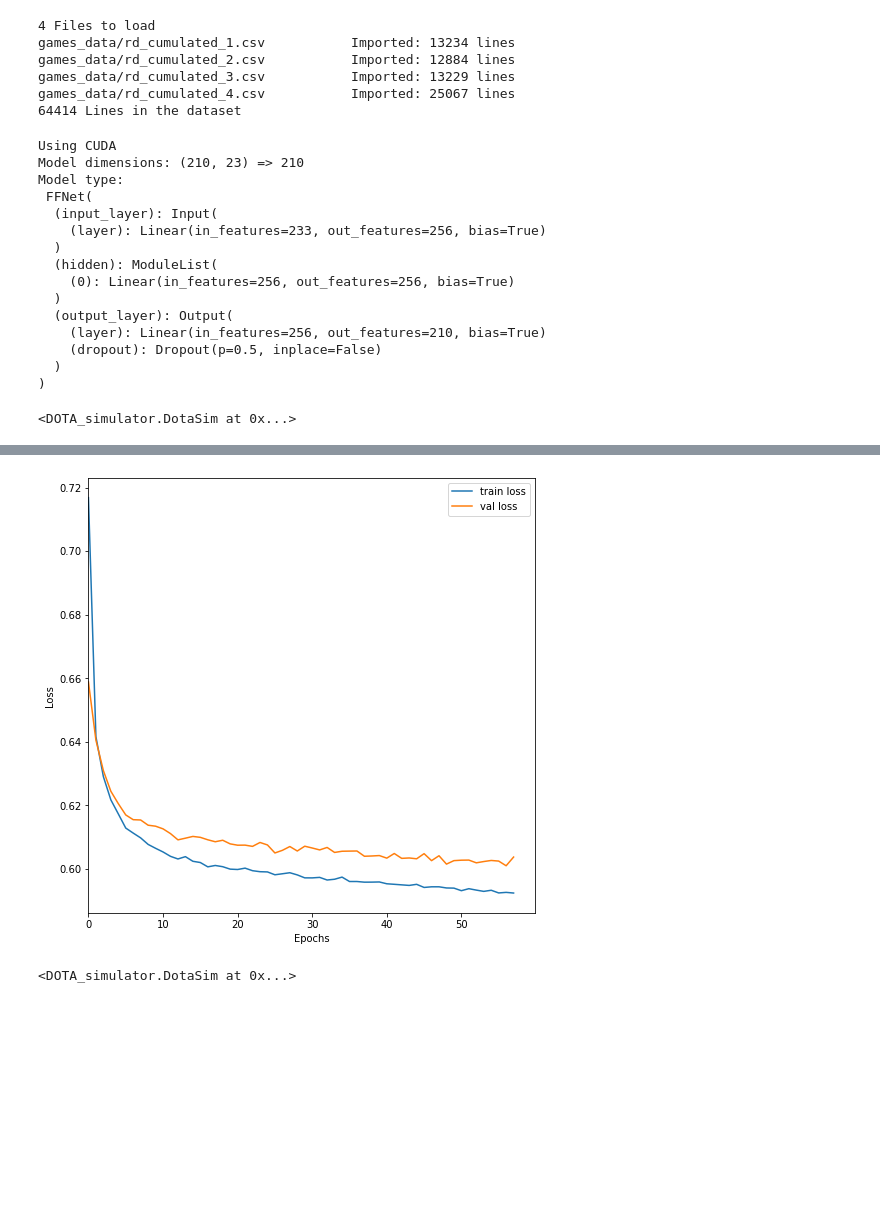
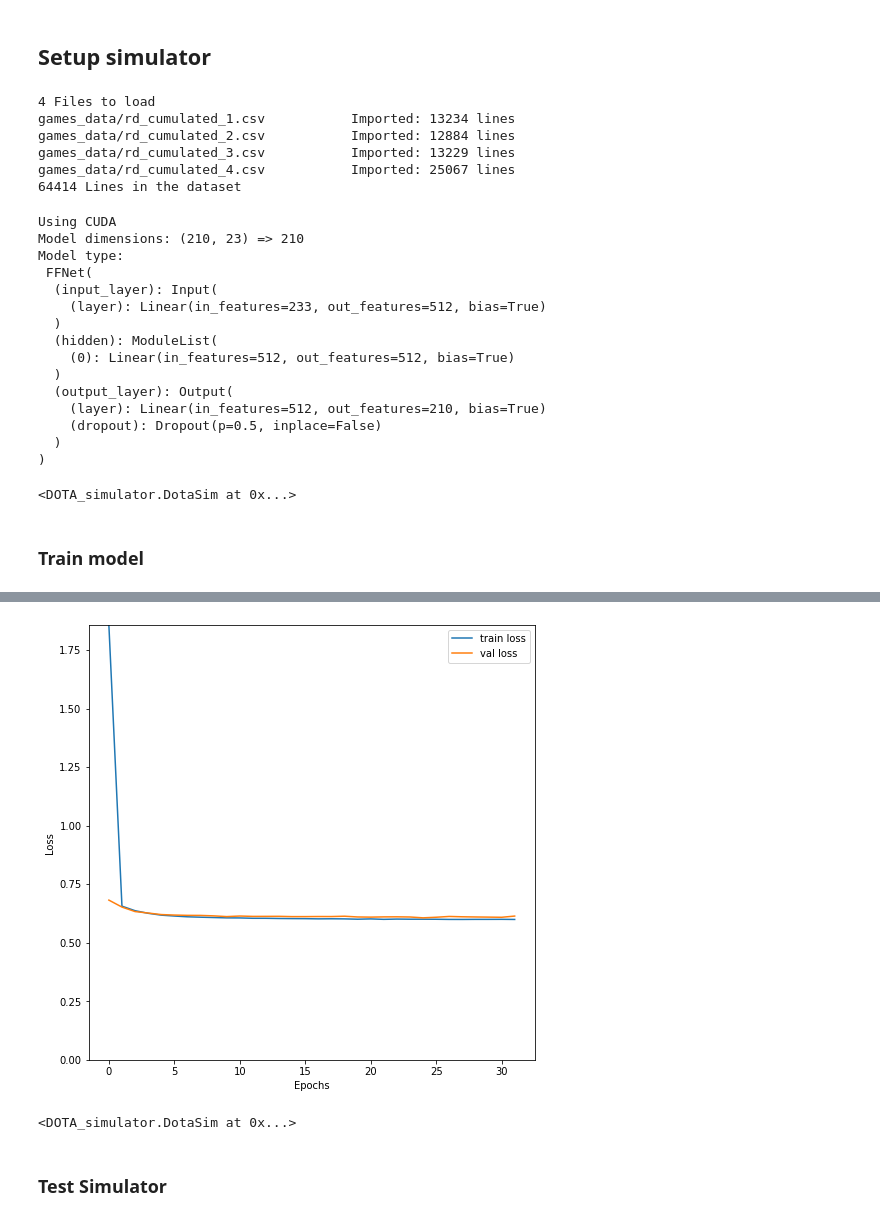
Before and after one commit to TemplierPaul/Dota_Simulator, a Jupyter notebook: DOTA.ipynb, the cells around one changed output, grey strips where cells are left out. Cells and saved outputs as stored; diff of their text form; code cells hidden in the pictures; blank space fills up the shorter version.

```diff
--- a/DOTA.ipynb
+++ b/DOTA.ipynb
@@ -16,9 +20,11 @@ import warnings
 dotasimlib = importlib.import_module("DOTA_simulator")
 # %%
 dotasimlib= importlib.reload(dotasimlib)
+# %% [markdown]
+## Setup simulator
 # %%
 sim = dotasimlib.DotaSim()
-sim.load_data("games_data/rd_cumulated_*");
+sim.load_data("games_data/rd_cumulated_*", remove_constant_features=True);
 # %% [output]
 4 Files to load
 games_data/rd_cumulated_1.csv           Imported: 13234 lines
@@ -27,25 +33,27 @@ games_data/rd_cumulated_3.csv           Imported: 13229 lines
 games_data/rd_cumulated_4.csv           Imported: 25067 lines
 64414 Lines in the dataset
 # %%
-sim.set_model('ffnet')
+sim.set_model('ffnet', depth=1)
 # %% [output]
 Using CUDA
 Model dimensions: (210, 23) => 210
 Model type:
  FFNet(
   (input_layer): Input(
-    (layer): Linear(in_features=233, out_features=256, bias=True)
+    (layer): Linear(in_features=233, out_features=512, bias=True)
   )
   (hidden): ModuleList(
-    (0): Linear(in_features=256, out_features=256, bias=True)
+    (0): Linear(in_features=512, out_features=512, bias=True)
   )
   (output_layer): Output(
-    (layer): Linear(in_features=256, out_features=210, bias=True)
+    (layer): Linear(in_features=512, out_features=210, bias=True)
     (dropout): Dropout(p=0.5, inplace=False)
   )
 )
 <DOTA_simulator.DotaSim at 0x...>
+# %% [markdown]
+### Train model
 # %%
-sim.train(epochs=200, batch_size=128, limit_overfit=5)
+sim.train(epochs=500, batch_size=512, limit_overfit=20)
 # %% [output]
 Training...
@@ -68,3 +76,3 @@ Training time: 121.5s
-[figure, old version]
+[figure, new version]
 <DOTA_simulator.DotaSim at 0x...>
 # %%
@@ -72,3 +80,5 @@ sim.save_model("trained_model")
+# %% [markdown]
+### Test Simulator
 # %%
 import time
 t0 = time.time()
```
Also changed, not shown: parts of 6 cells of this notebook, 3 other files.
